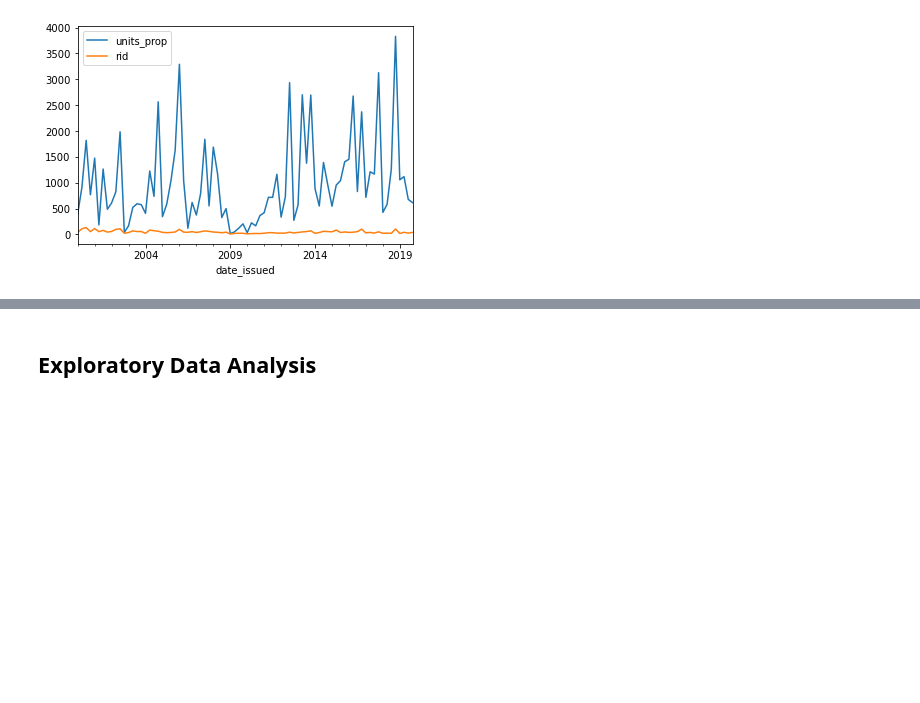
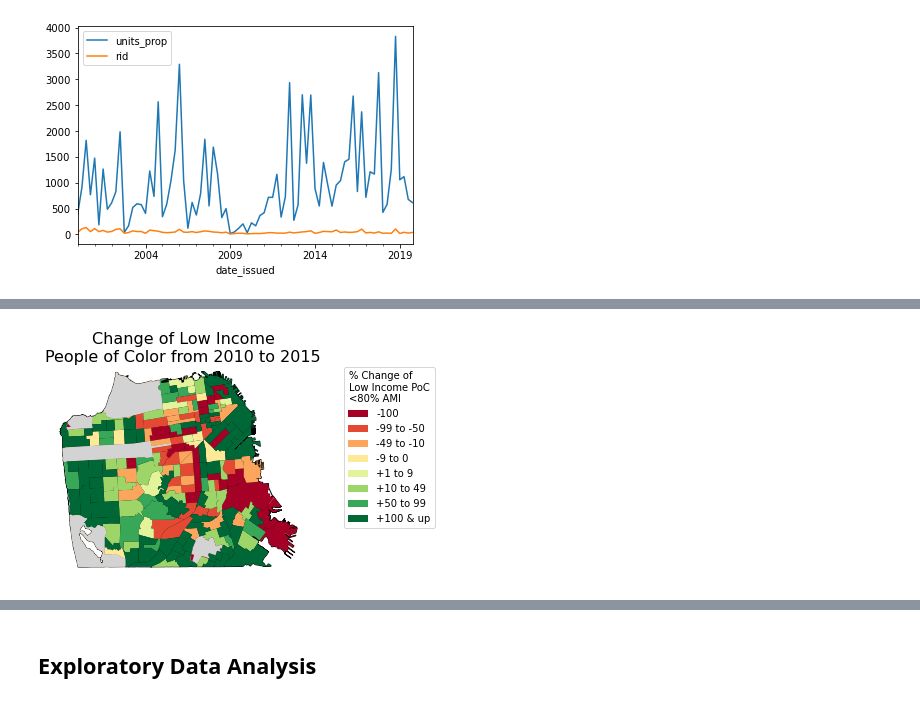
Before and after one commit to nelmsal/sf_buildingpermits, a Jupyter notebook: scripts/sf_building_permit_explore.ipynb, the cells around one changed output, grey strips where cells are left out. Cells and saved outputs as stored; diff of their text form; code cells hidden in the pictures; blank space fills up the shorter version.

```diff
--- a/scripts/sf_building_permit_explore.ipynb
+++ b/scripts/sf_building_permit_explore.ipynb
@@ -285,0 +665,52 @@ gpd.overlay(sfbg, sfblock, how='difference').plot(
+# %%
+def get_bins(focus_df, focus_col, bins, labels):
+    return pd.cut(focus_df[focus_col], data_bins, labels=data_labels, include_lowest=True)
+
+focus_col='poc_linc.pct.10_15'
+data_bins = [min(sfdemo[focus_col]), -100, -50, -10, 0, 10, 50, 100, max(sfdemo[focus_col])]
+data_labels = ['-100','-99 to -50','-49 to -10', '-9 to 0', '+1 to 9', '+10 to 49', '+50 to 99', '+100 & up']
+sfdemo['binned'] = get_bins(sfdemo, focus_col, data_bins, data_labels)
+focus_col = 'binned'
+
+def get_cmap(data_list, cmap, grey_bottom=True):
+    def get_colors(n, cmap):
+        from mycolorpy import colorlist as mcp
+        color1=mcp.gen_color(cmap=cmap,n=n)
+        return color1
+    reduce = 0
+    if grey_bottom == True:
+        light_grey = '#D3D3D3'
+        reduce += 1
+    cmap = get_colors(len(data_labels)-reduce, cmap)
+    if grey_bottom == True:
+        cmap = [light_grey] + cmap
+    return {v:c for v,c  in zip(data_labels, cmap)}
+cmap = get_cmap(data_labels, 'RdYlGn', grey_bottom=False)
+
+ax = sfblock.plot(zorder=4, color='None')
+
+for value,color in cmap.items():
+    sfdemo[sfdemo[focus_col]==value].plot(
+        ax=ax,
+        zorder=5,
+        color = color
+    )
+
+sf_landform_nonres.plot(ax=ax, color='lightgrey', zorder=8)
+
+import matplotlib.patches as mpatches
+labels = cmap.keys()
+colors = cmap.values()
+handles = [mpatches.Patch(facecolor=color) for color in colors] #mpatches.Patch(facecolor='r', edgecolor='#000000')
+ax.legend(handles = handles, labels=labels,
+       title="% Change of\nLow Income PoC\n<80% AMI",
+       bbox_to_anchor=(1.5,1)
+       )
+ax.set_axis_off()
+plt.subplots_adjust(right=0.85)
+
+fig = ax.get_figure()
+fig.suptitle('Change of Low Income\nPeople of Color from 2010 to 2015', fontsize=16)
+fig.set_size_inches(5, 4, forward=True)
+# %% [output]
+[figure, added]
```
Also changed, not shown: parts of 37 cells of this notebook, 27 other files.
